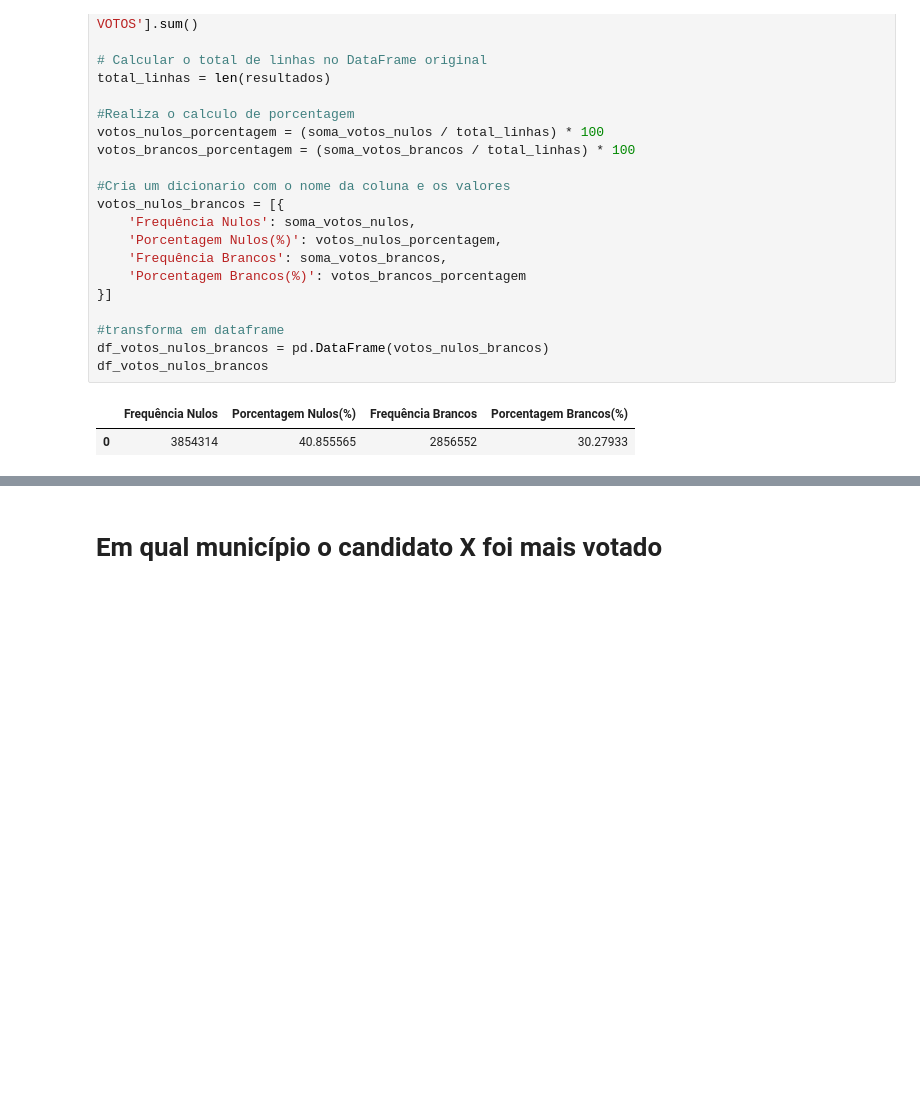
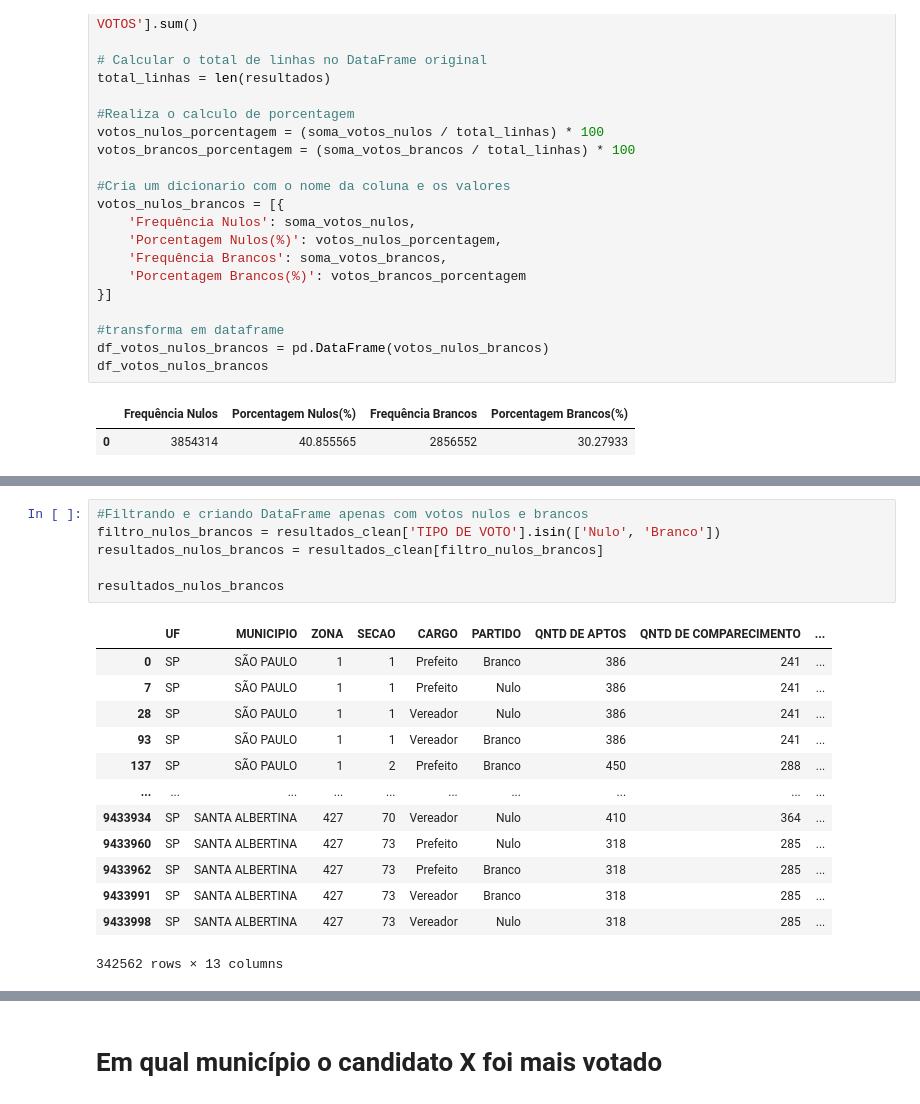
Before and after one commit to gideoni-santos/desafio-RenovaBR, a Jupyter notebook: relatorio.ipynb, the cells around one changed output, grey strips where cells are left out. Cells and saved outputs as stored; diff of their text form; blank space fills up the shorter version.

Commit message:
filtros realizados
criei alguns dataframes para análise filtrando o original. como por exemplo: apenas votos nominais e votos nulos/brancos.

```diff
--- a/relatorio.ipynb
+++ b/relatorio.ipynb
@@ -1009,0 +1056,20 @@ plt.show()
+# %%
+#Filtrando e criando DataFrame apenas com votos nulos e brancos
+filtro_nulos_brancos = resultados_clean['TIPO DE VOTO'].isin(['Nulo', 'Branco'])
+resultados_nulos_brancos = resultados_clean[filtro_nulos_brancos]
+
+resultados_nulos_brancos
+# %% [output]
+|  | UF | MUNICIPIO | ZONA | SECAO | CARGO | PARTIDO | QNTD DE APTOS | QNTD DE COMPARECIMENTO | ... |
+| 0 | SP | SÃO PAULO | 1 | 1 | Prefeito | Branco | 386 | 241 | ... |
+| 7 | SP | SÃO PAULO | 1 | 1 | Prefeito | Nulo | 386 | 241 | ... |
+| 28 | SP | SÃO PAULO | 1 | 1 | Vereador | Nulo | 386 | 241 | ... |
+| 93 | SP | SÃO PAULO | 1 | 1 | Vereador | Branco | 386 | 241 | ... |
+| 137 | SP | SÃO PAULO | 1 | 2 | Prefeito | Branco | 450 | 288 | ... |
+| ... | ... | ... | ... | ... | ... | ... | ... | ... | ... |
+| 9433934 | SP | SANTA ALBERTINA | 427 | 70 | Vereador | Nulo | 410 | 364 | ... |
+| 9433960 | SP | SANTA ALBERTINA | 427 | 73 | Prefeito | Nulo | 318 | 285 | ... |
+| 9433962 | SP | SANTA ALBERTINA | 427 | 73 | Prefeito | Branco | 318 | 285 | ... |
+| 9433991 | SP | SANTA ALBERTINA | 427 | 73 | Vereador | Branco | 318 | 285 | ... |
+| 9433998 | SP | SANTA ALBERTINA | 427 | 73 | Vereador | Nulo | 318 | 285 | ... |
+342562 rows × 13 columns
```
Also changed, not shown: parts of 18 cells of this notebook.
